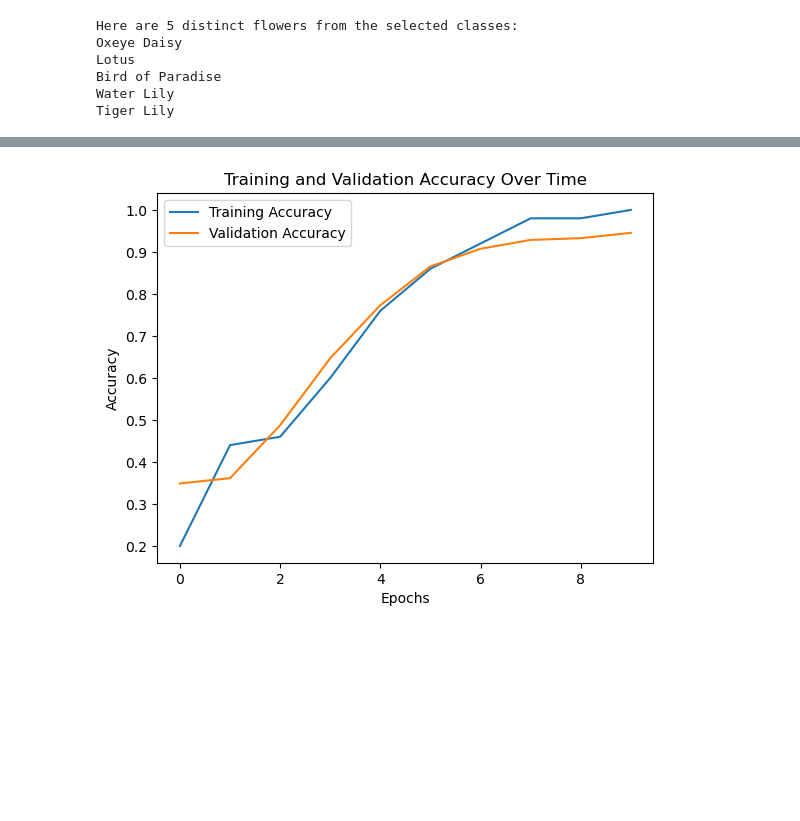
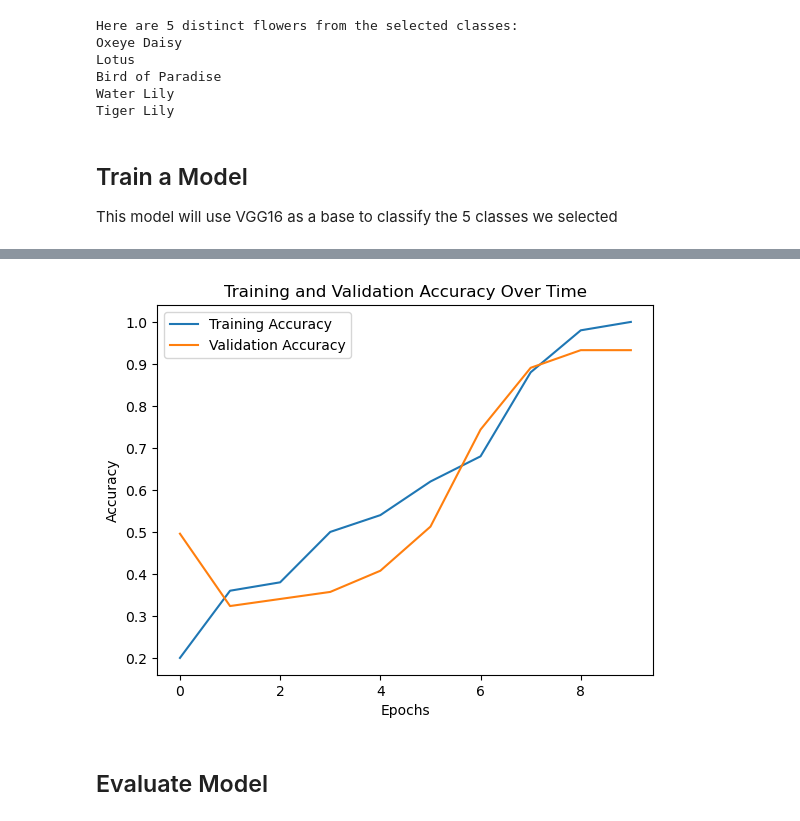
Before and after one commit to DanEatsWaffles/HopSkipJump, a Jupyter notebook: EXAM22.ipynb, the cells around one changed output, grey strips where cells are left out. Cells and saved outputs as stored; diff of their text form; code cells hidden in the pictures; blank space fills up the shorter version.

```diff
--- a/EXAM22.ipynb
+++ b/EXAM22.ipynb
@@ -133,6 +142,9 @@ Lotus
 Bird of Paradise
 Water Lily
 Tiger Lily
+# %% [markdown]
+## Train a Model
+This model will use VGG16 as a base to classify the 5 classes we selected
 # %%
 # Step 3: Build and train the model using VGG16 as the base
 from tensorflow.keras.applications import VGG16
@@ -154,7 +166,7 @@ model = Sequential([
 model.compile(optimizer='adam', loss='sparse_categorical_crossentropy', metrics=['accuracy'])
 
 # Train the model
-history = model.fit(ds_train, validation_data=ds_test, epochs=10)
+history = model.fit(ds_train, validation_data=ds_test_balanced, epochs=10)
 
 # Plot the training and validation accuracy
 plt.plot(history.history['accuracy'], label='Training Accuracy')
@@ -188,4 +201,6 @@ Epoch 10/10
-[figure, old version]
+[figure, new version]
+# %% [markdown]
+## Evaluate Model
 # %%
 # Step 4: Evaluate initial performance and print confusion matrix and accuracy
 from sklearn.metrics import confusion_matrix, accuracy_score
```
Also changed, not shown: parts of 10 cells of this notebook.
